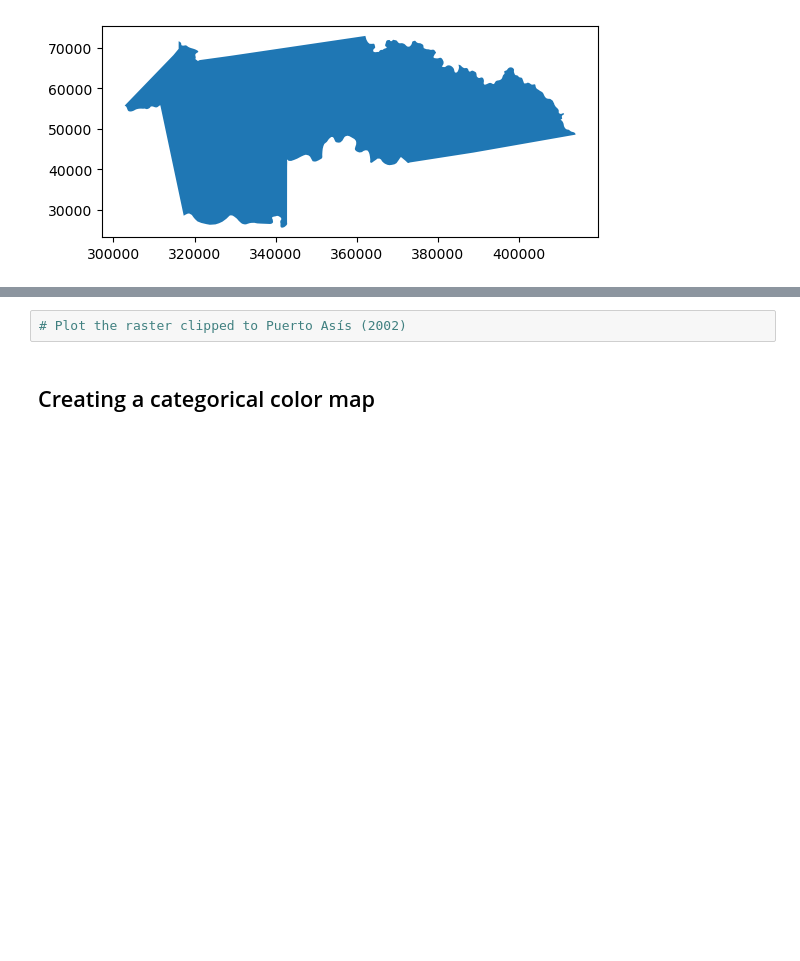
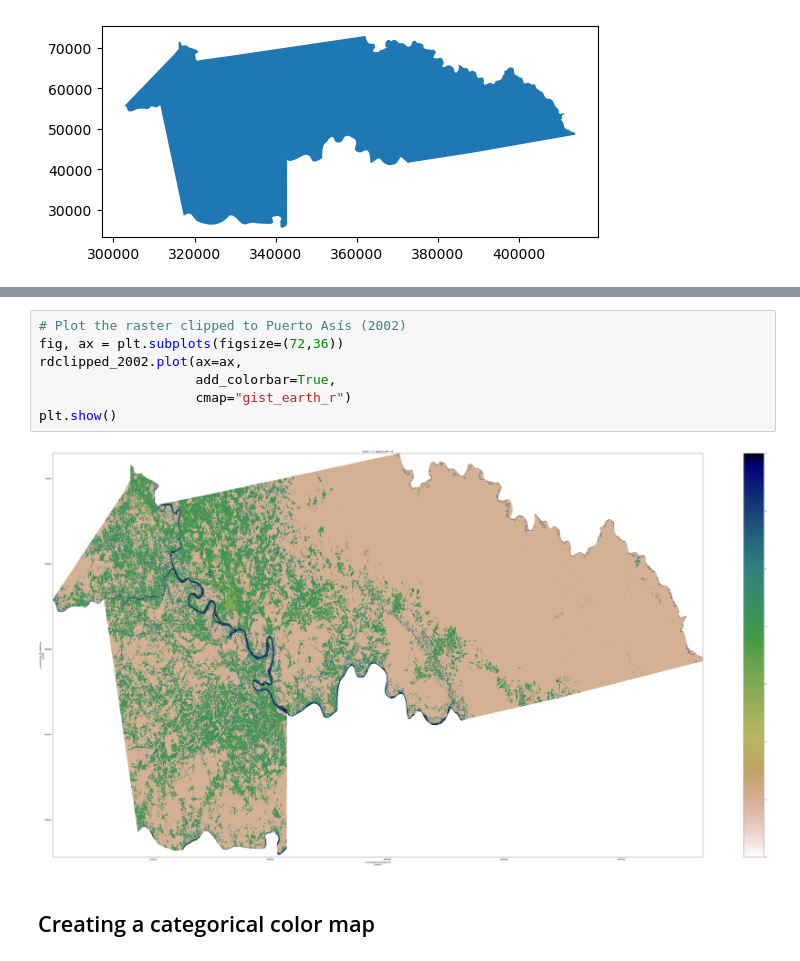
Before and after one commit to macacosta/04-geopark-raster-data, a Jupyter notebook: notebooks/04-geopark-raster-data-empty.ipynb, the cells around one changed output, grey strips where cells are left out. Saved outputs shown, nothing was run; the diff lists cells and outputs as text; blank space fills up the shorter version.

```diff
--- a/notebooks/04-geopark-raster-data-empty.ipynb
+++ b/notebooks/04-geopark-raster-data-empty.ipynb
@@ -109,5 +148,12 @@ Error:
 # %%
 # Plot the raster clipped to Puerto Asís (2002)
+fig, ax = plt.subplots(figsize=(72,36))
+rdclipped_2002.plot(ax=ax,
+                    add_colorbar=True,
+                    cmap="gist_earth_r")
+plt.show()
+# %% [output]
+[figure, added]
 # %% [markdown]
 ## Creating a categorical color map
 # %%
```
Also changed, not shown: parts of 12 cells of this notebook.
